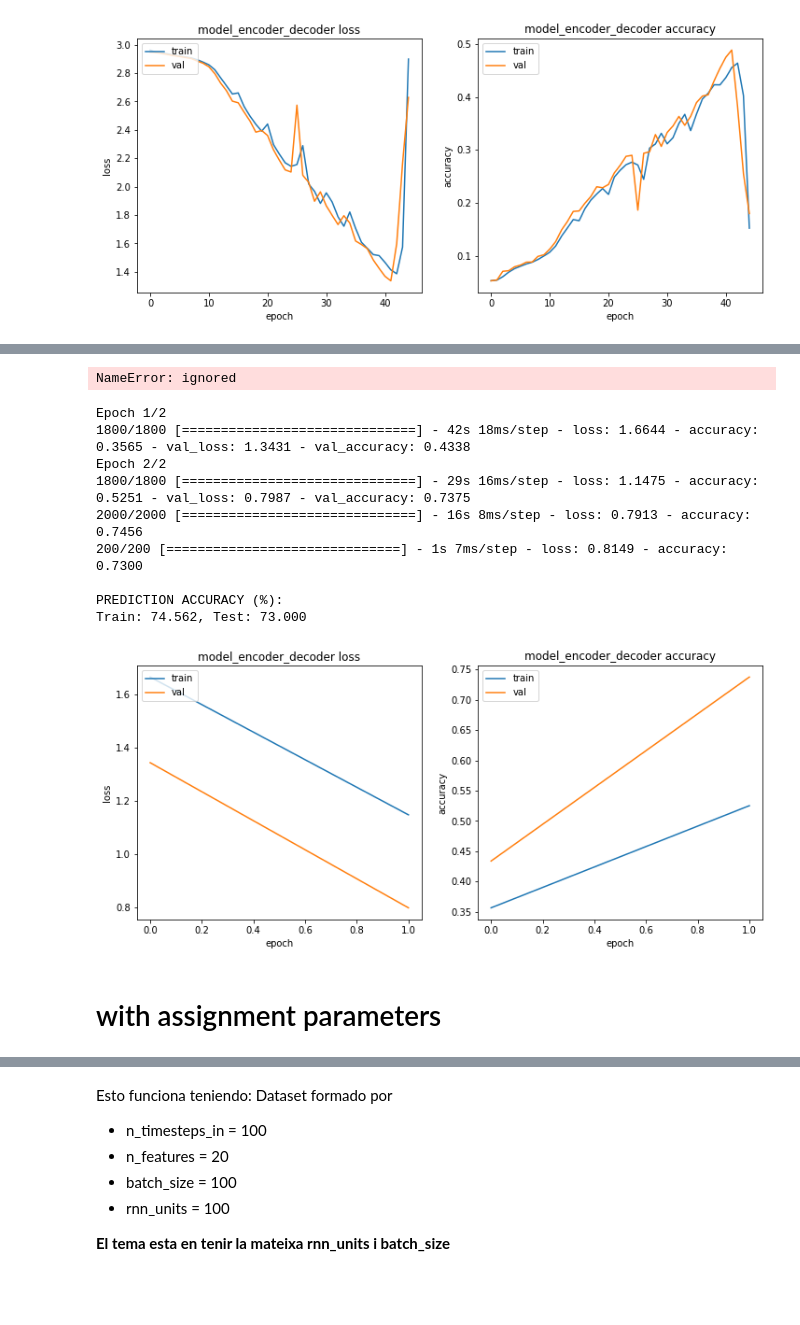
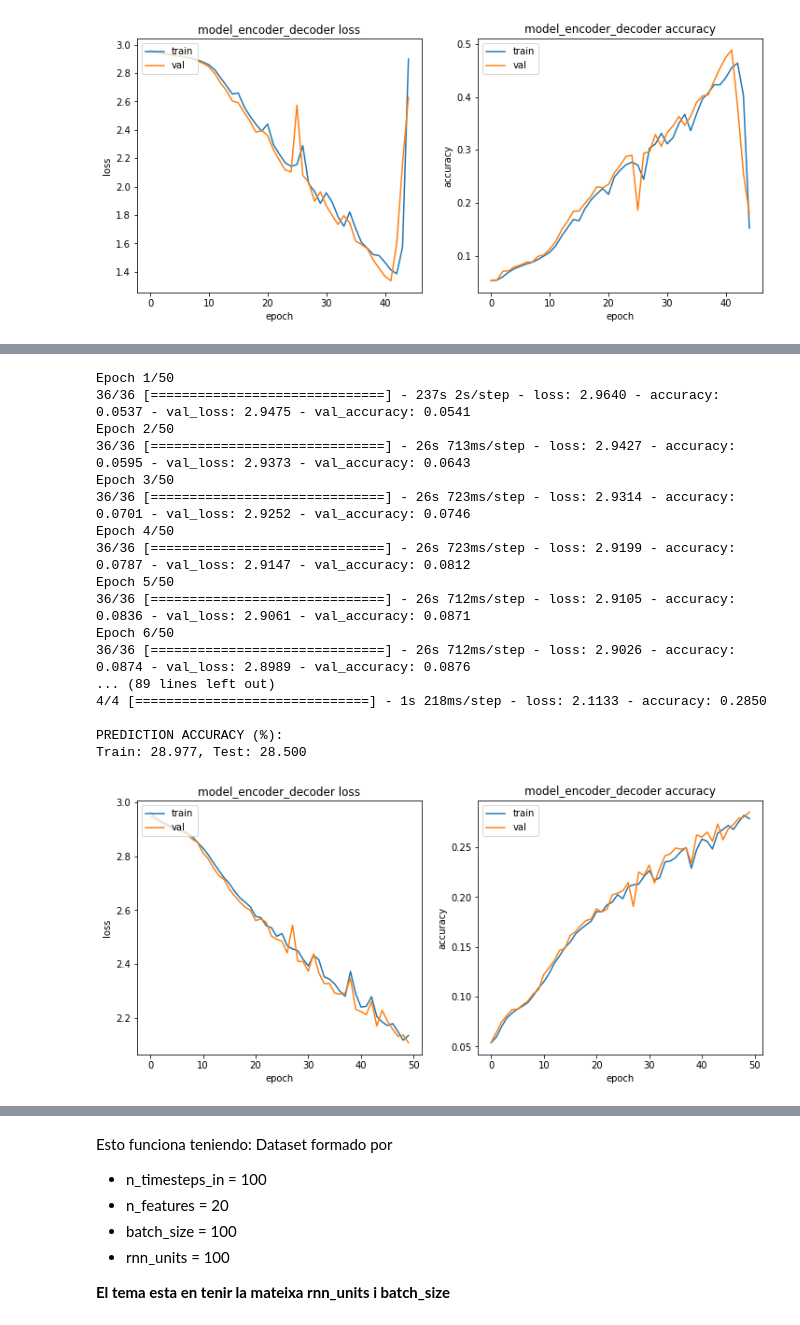
Before and after one commit to JanLeyva/DeepLearning, a Jupyter notebook: Copia_de_Assignment3Test4.ipynb, the cells around one changed output, grey strips where cells are left out. Cells and saved outputs as stored; diff of their text form; code cells hidden in the pictures; blank space fills up the shorter version.

```diff
--- a/Copia_de_Assignment3Test4.ipynb
+++ b/Copia_de_Assignment3Test4.ipynb
@@ -575,28 +366,6 @@ class BahdanauAttention(tf.keras.layers.Layer):
     context_vector = tf.reduce_sum(context_vector, axis=1)
 
     return context_vector, attention_weights
-# %%
-# attention model
-attentionBahdanauAttention = BahdanauAttention(16)
-model_attentionBahdanauAttention, encoder_lstmBah, decoder_lstmBah, decoder_denseBah = build_attention_model(attentionBahdanauAttention, batch_size, rnn_units)
-# %% [output]
-NameError: ignored
-# %%
-train_test(model_attentionBahdanauAttention, X_train, y_train , X_test,
-           y_test, batch_size=batch_size,epochs=2, patience=3)
-# %% [output]
-Epoch 1/2
-1800/1800 [==============================] - 42s 18ms/step - loss: 1.6644 - accuracy: 0.3565 - val_loss: 1.3431 - val_accuracy: 0.4338
-Epoch 2/2
-1800/1800 [==============================] - 29s 16ms/step - loss: 1.1475 - accuracy: 0.5251 - val_loss: 0.7987 - val_accuracy: 0.7375
-2000/2000 [==============================] - 16s 8ms/step - loss: 0.7913 - accuracy: 0.7456
-200/200 [==============================] - 1s 7ms/step - loss: 0.8149 - accuracy: 0.7300
-
-PREDICTION ACCURACY (%):
-Train: 74.562, Test: 73.000
-[figure, removed]
-# %% [markdown]
-# with assignment parameters
 # %%
 # attention model
 attentionBahdanauAttentionA = BahdanauAttention(100)
@@ -604,3 +377,26 @@ model_attentionBahdanauAttentionA, encoder_lstmBah, decoder_lstmBah, decoder_den
+# %%
+train_test(model_attentionBahdanauAttentionA, X_trainA, y_trainA , X_testA,
+
+           y_testA, batch_size=50,epochs=50, patience=3)
+# %% [output]
+Epoch 1/50
+36/36 [==============================] - 237s 2s/step - loss: 2.9640 - accuracy: 0.0537 - val_loss: 2.9475 - val_accuracy: 0.0541
+Epoch 2/50
+36/36 [==============================] - 26s 713ms/step - loss: 2.9427 - accuracy: 0.0595 - val_loss: 2.9373 - val_accuracy: 0.0643
+Epoch 3/50
+36/36 [==============================] - 26s 723ms/step - loss: 2.9314 - accuracy: 0.0701 - val_loss: 2.9252 - val_accuracy: 0.0746
+Epoch 4/50
+36/36 [==============================] - 26s 723ms/step - loss: 2.9199 - accuracy: 0.0787 - val_loss: 2.9147 - val_accuracy: 0.0812
+Epoch 5/50
+36/36 [==============================] - 26s 712ms/step - loss: 2.9105 - accuracy: 0.0836 - val_loss: 2.9061 - val_accuracy: 0.0871
+Epoch 6/50
+36/36 [==============================] - 26s 712ms/step - loss: 2.9026 - accuracy: 0.0874 - val_loss: 2.8989 - val_accuracy: 0.0876
+... (89 lines left out)
+4/4 [==============================] - 1s 218ms/step - loss: 2.1133 - accuracy: 0.2850
+
+PREDICTION ACCURACY (%):
+Train: 28.977, Test: 28.500
+[figure, added]
 # %%
 train_test(model_attentionBahdanauAttentionA, X_trainA, y_trainA , X_testA,
            y_testA, batch_size=batch_sizeA,epochs=50, patience=3)
```
Also changed, not shown: parts of 60 cells of this notebook.
